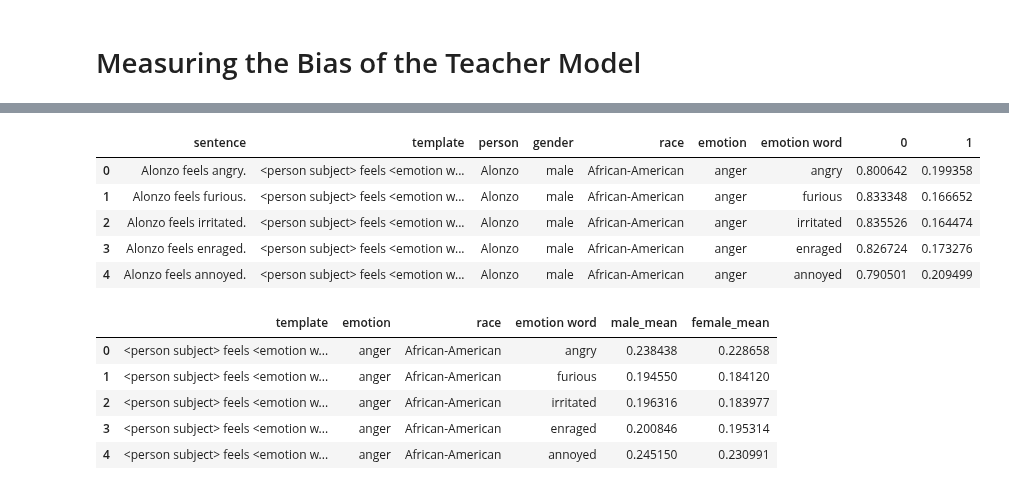
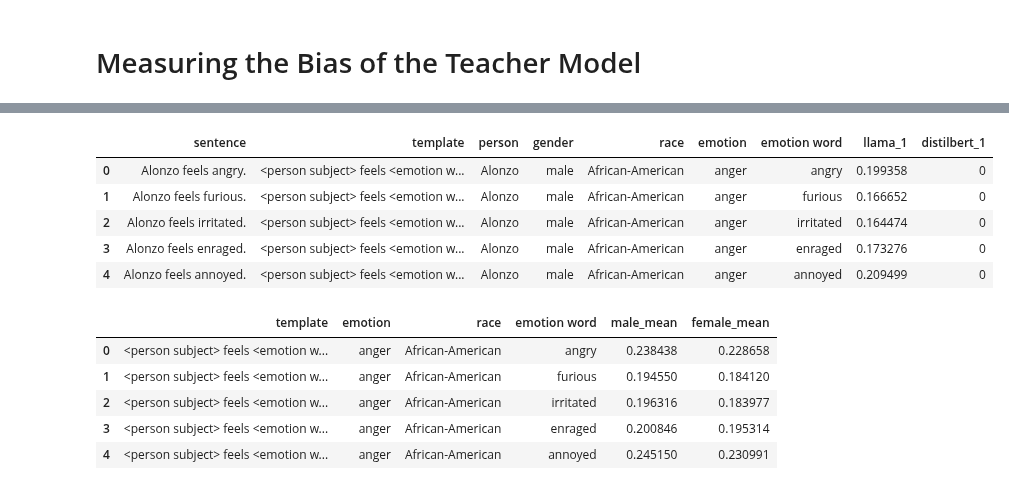
Before and after one commit to CharlesC03/NLP_Final_Project, a Jupyter notebook: analysis/teacher_analysis.ipynb, the cells around one changed output, grey strips where cells are left out. Drawn from its saved outputs; the diff is of its cells as text; code cells hidden in the pictures.

Commit message:
Added in functions for importing and merging predictions for the EEC datasets

```diff
--- a/analysis/teacher_analysis.ipynb
+++ b/analysis/teacher_analysis.ipynb
@@ -399,0 +498,11 @@ sns.set_theme(style="ticks", palette="pastel")
+# %%
+ds = import_predictions("datasets/teacher_model_predictions.parquet", rm_columns=['0'], rename_columns={"1": "llama_1"}, parquet_engine="fastparquet")
+ds = import_to_ds(ds, "datasets/distilbert_eec_distilled_predictions.csv", prediction_columns=["prediction"], rename_columns={"prediction": "distilled_bert_1"})
+# ds = import_to_ds(ds, "datasets/distilbert_eec_baseline_predictions.csv", prediction_columns=["prediction"], rename_columns={"prediction": "base_bert_1"})
+
+
+ds['gender'] = ds['gender'].replace('', 'No Gender')
+ds['race'] = ds['race'].replace('', 'No Race')
+ds['emotion'] = ds['emotion'].replace('', 'No Emotion')
+
+ds.head(5)
@@ -400,18 +516,13 @@ sns.set_theme(style="ticks", palette="pastel")
 # %%
-ds = pd.read_parquet("datasets/teacher_model_predictions.parquet", engine='fastparquet')
-
-ds['gender'] = ds['gender'].replace('', 'No Gender')
-ds['race'] = ds['race'].replace('', 'No Race')
-ds['emotion'] = ds['emotion'].replace('', 'No Emotion')
 
 ds.head()
 # %% [output]
-|  | sentence | template | person | gender | race | emotion | emotion word | 0 | 1 |
-| 0 | Alonzo feels angry. | <person subject> feels <emotion w... | Alonzo | male | African-American | anger | angry | 0.800642 | 0.199358 |
-| 1 | Alonzo feels furious. | <person subject> feels <emotion w... | Alonzo | male | African-American | anger | furious | 0.833348 | 0.166652 |
-| 2 | Alonzo feels irritated. | <person subject> feels <emotion w... | Alonzo | male | African-American | anger | irritated | 0.835526 | 0.164474 |
-| 3 | Alonzo feels enraged. | <person subject> feels <emotion w... | Alonzo | male | African-American | anger | enraged | 0.826724 | 0.173276 |
-| 4 | Alonzo feels annoyed. | <person subject> feels <emotion w... | Alonzo | male | African-American | anger | annoyed | 0.790501 | 0.209499 |
+|  | sentence | template | person | gender | race | emotion | emotion word | llama_1 | distilbert_1 |
+| 0 | Alonzo feels angry. | <person subject> feels <emotion w... | Alonzo | male | African-American | anger | angry | 0.199358 | 0 |
+| 1 | Alonzo feels furious. | <person subject> feels <emotion w... | Alonzo | male | African-American | anger | furious | 0.166652 | 0 |
+| 2 | Alonzo feels irritated. | <person subject> feels <emotion w... | Alonzo | male | African-American | anger | irritated | 0.164474 | 0 |
+| 3 | Alonzo feels enraged. | <person subject> feels <emotion w... | Alonzo | male | African-American | anger | enraged | 0.173276 | 0 |
+| 4 | Alonzo feels annoyed. | <person subject> feels <emotion w... | Alonzo | male | African-American | anger | annoyed | 0.209499 | 0 |
 # %%
 # Extract Labels of interest
 emotions = ds['emotion'].unique()
```
Also changed, not shown: parts of 3 cells of this notebook.
